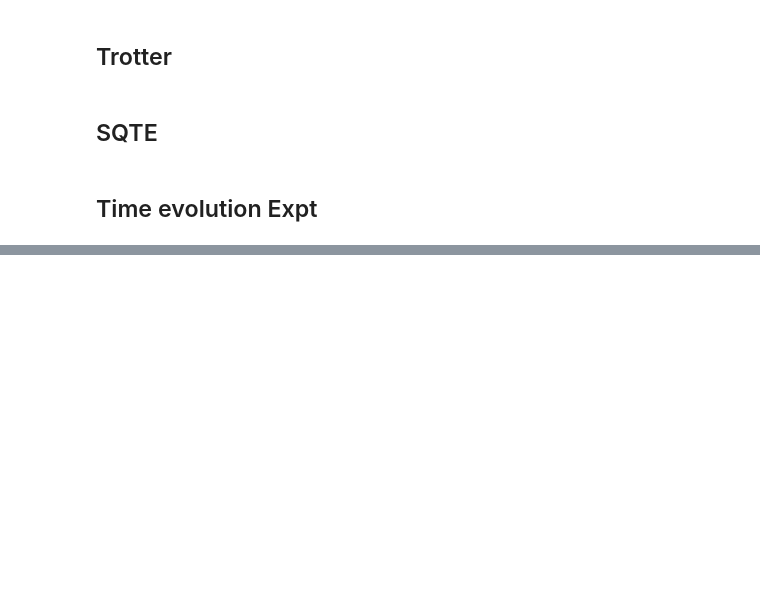
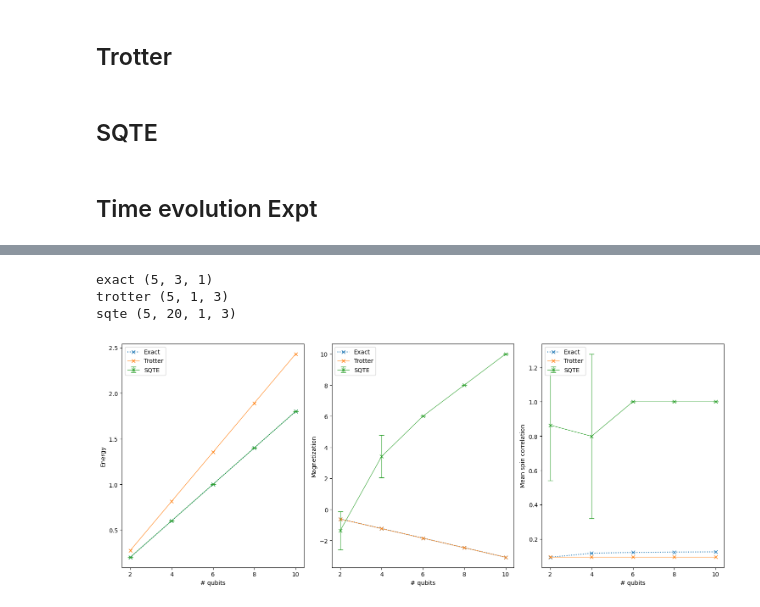
Before and after one commit to Gopal-Dahale/sqte, a Jupyter notebook: 4_large_sampling.ipynb, the cells around one changed output, grey strips where cells are left out. Saved outputs shown, nothing was run; the diff lists cells and outputs as text; code cells hidden in the pictures; blank space fills up the shorter version.

```diff
--- a/4_large_sampling.ipynb
+++ b/4_large_sampling.ipynb
@@ -45,8 +48,7 @@ pm = generate_preset_pass_manager(
 from qiskit_aer.primitives import EstimatorV2 as Estimator
 from qiskit_aer.primitives import SamplerV2 as Sampler
 
-n_shots = 1000
-sampler = Sampler(default_shots=n_shots, seed=42)
+sampler = Sampler()
 sampler._backend = aer_sim
 
 estimator = Estimator()
@@ -407,0 +487,46 @@ plt.show()
+# %%
+for key, val in results.items():
+    print(key, val.shape)
+# %% [output]
+exact (5, 3, 1)
+trotter (5, 1, 3)
+sqte (5, 20, 1, 3)
+# %%
+fig, axes = plt.subplots(1, 3, figsize=(15, 6))
+
+if n <= 10:
+    for i in range(3):
+        axes[i].plot(n_qubits, results['exact'][:, i, 0], marker='x', ls=':', label='Exact')
+
+for i in range(3):
+    axes[i].plot(n_qubits, results['trotter'][:, 0, i], marker='x',ls="-", lw=0.8, label='Trotter')
+
+    res = results['sqte'][:, :, 0, :]
+    avg = res.mean(axis=1)
+    error = res.std(axis=1)
+
+    axes[i].errorbar(
+        n_qubits,
+        avg[:, i],
+        error[:, i],
+        marker="x",
+        ls="-",
+        lw=0.8,
+        label="SQTE",
+        capsize=4,
+    )
+
+
+titles = ["Energy", "Magnetization", "Mean spin correlation"]
+for ax, title in zip(axes, titles):
+    ax.set_xticks(n_qubits)
+    ax.legend(loc="upper left")
+    ax.set_xlabel("# qubits")
+    ax.set_ylabel(title)
+
+plt.tight_layout()
+
+# fig.suptitle(f"Observable evolution, {n} qubits, $ N_s = {sampler_args.get('shots')}$")
+# plt.show()
+# %% [output]
+[figure, added]
```
Also changed, not shown: parts of 16 cells of this notebook.
